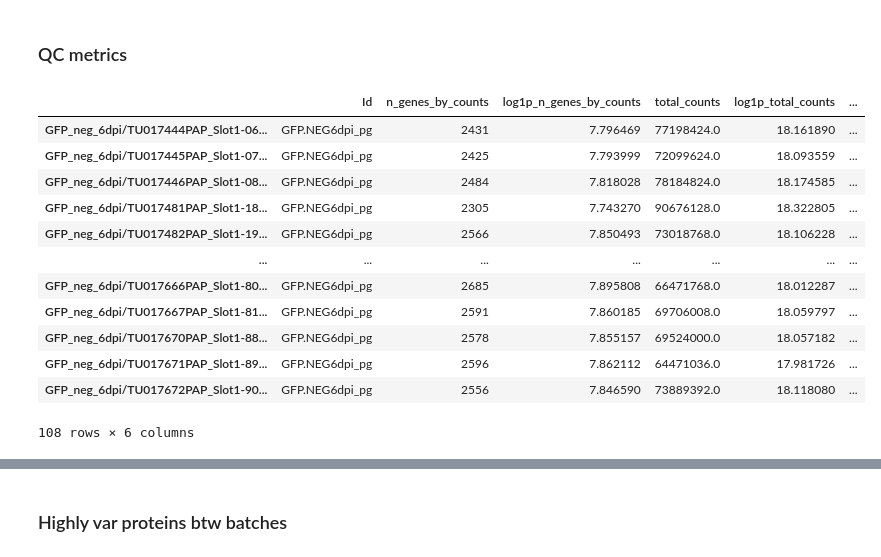
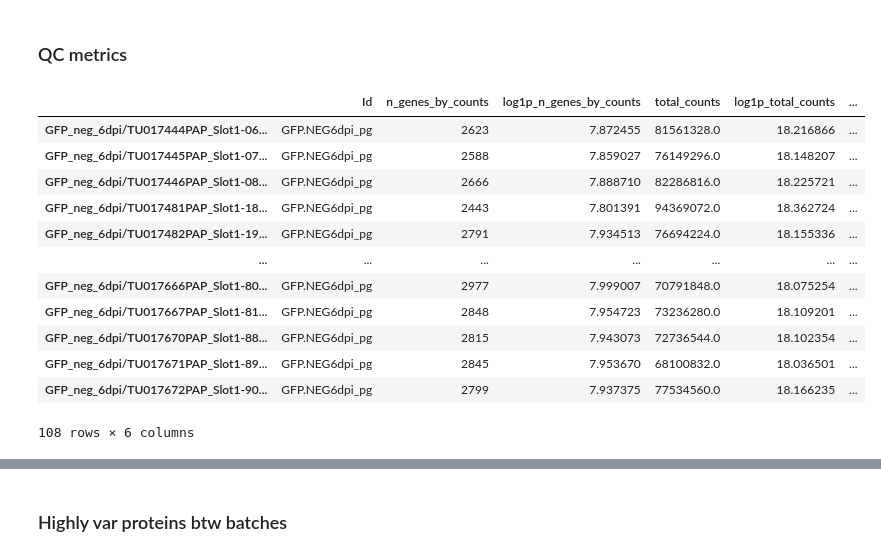
Before and after one commit to Yohan-b976/Transcriptomic-and-proteomic-sc-analysis, a Jupyter notebook: Pipeline Folder scProteomic/Notebook files/scP 0.1.ipynb, the cells around one changed output, grey strips where cells are left out. Saved outputs shown, nothing was run; the diff lists cells and outputs as text; code cells hidden in the pictures.

```diff
--- a/Pipeline Folder scProteomic/Notebook files/scP 0.1.ipynb
+++ b/Pipeline Folder scProteomic/Notebook files/scP 0.1.ipynb
@@ -456,7 +510,8 @@ for ad in adatas_red:
 # %%
 plot_data = []
 
-for ad in adatas_red:
+for adata in adatas_red:
+    ad = adata.copy()
     ad.X = np.nan_to_num(ad.X, nan=0.0)
     analytic_pearson = sc.experimental.pp.normalize_pearson_residuals(ad, inplace=False)
 
@@ -481,25 +547,30 @@ plt.show()
 # %% [markdown]
 ### QC metrics
+# %%
+adatas_red_snan = [adata.copy() for adata in adatas]
+# %%
+for ad in adatas_red_snan:
+    ad.X = np.nan_to_num(ad.X, nan=0.0)
 # %%
 def qc(adata):
     sc.pp.calculate_qc_metrics(adata, inplace = True, percent_top = [20], log1p=True)
     return adata
 # %%
-adatas_red = [qc(ad) for ad in adatas_red]
+adatas_red_snan = [qc(ad) for ad in adatas_red_snan]
 # %%
-adatas_red[0].obs
+adatas_red_snan[0].obs
 # %% [output]
 |  | Id | n_genes_by_counts | log1p_n_genes_by_counts | total_counts | log1p_total_counts | ... |
-| GFP_neg_6dpi/TU017444PAP_Slot1-06... | GFP.NEG6dpi_pg | 2431 | 7.796469 | 77198424.0 | 18.161890 | ... |
-| GFP_neg_6dpi/TU017445PAP_Slot1-07... | GFP.NEG6dpi_pg | 2425 | 7.793999 | 72099624.0 | 18.093559 | ... |
-| GFP_neg_6dpi/TU017446PAP_Slot1-08... | GFP.NEG6dpi_pg | 2484 | 7.818028 | 78184824.0 | 18.174585 | ... |
-| GFP_neg_6dpi/TU017481PAP_Slot1-18... | GFP.NEG6dpi_pg | 2305 | 7.743270 | 90676128.0 | 18.322805 | ... |
-| GFP_neg_6dpi/TU017482PAP_Slot1-19... | GFP.NEG6dpi_pg | 2566 | 7.850493 | 73018768.0 | 18.106228 | ... |
+| GFP_neg_6dpi/TU017444PAP_Slot1-06... | GFP.NEG6dpi_pg | 2623 | 7.872455 | 81561328.0 | 18.216866 | ... |
+| GFP_neg_6dpi/TU017445PAP_Slot1-07... | GFP.NEG6dpi_pg | 2588 | 7.859027 | 76149296.0 | 18.148207 | ... |
+| GFP_neg_6dpi/TU017446PAP_Slot1-08... | GFP.NEG6dpi_pg | 2666 | 7.888710 | 82286816.0 | 18.225721 | ... |
+| GFP_neg_6dpi/TU017481PAP_Slot1-18... | GFP.NEG6dpi_pg | 2443 | 7.801391 | 94369072.0 | 18.362724 | ... |
+| GFP_neg_6dpi/TU017482PAP_Slot1-19... | GFP.NEG6dpi_pg | 2791 | 7.934513 | 76694224.0 | 18.155336 | ... |
 | ... | ... | ... | ... | ... | ... | ... |
-| GFP_neg_6dpi/TU017666PAP_Slot1-80... | GFP.NEG6dpi_pg | 2685 | 7.895808 | 66471768.0 | 18.012287 | ... |
-| GFP_neg_6dpi/TU017667PAP_Slot1-81... | GFP.NEG6dpi_pg | 2591 | 7.860185 | 69706008.0 | 18.059797 | ... |
-| GFP_neg_6dpi/TU017670PAP_Slot1-88... | GFP.NEG6dpi_pg | 2578 | 7.855157 | 69524000.0 | 18.057182 | ... |
-| GFP_neg_6dpi/TU017671PAP_Slot1-89... | GFP.NEG6dpi_pg | 2596 | 7.862112 | 64471036.0 | 17.981726 | ... |
-| GFP_neg_6dpi/TU017672PAP_Slot1-90... | GFP.NEG6dpi_pg | 2556 | 7.846590 | 73889392.0 | 18.118080 | ... |
+| GFP_neg_6dpi/TU017666PAP_Slot1-80... | GFP.NEG6dpi_pg | 2977 | 7.999007 | 70791848.0 | 18.075254 | ... |
+| GFP_neg_6dpi/TU017667PAP_Slot1-81... | GFP.NEG6dpi_pg | 2848 | 7.954723 | 73236280.0 | 18.109201 | ... |
+| GFP_neg_6dpi/TU017670PAP_Slot1-88... | GFP.NEG6dpi_pg | 2815 | 7.943073 | 72736544.0 | 18.102354 | ... |
+| GFP_neg_6dpi/TU017671PAP_Slot1-89... | GFP.NEG6dpi_pg | 2845 | 7.953670 | 68100832.0 | 18.036501 | ... |
+| GFP_neg_6dpi/TU017672PAP_Slot1-90... | GFP.NEG6dpi_pg | 2799 | 7.937375 | 77534560.0 | 18.166235 | ... |
 108 rows × 6 columns
 # %%
```
Also changed, not shown: parts of 31 cells of this notebook.
